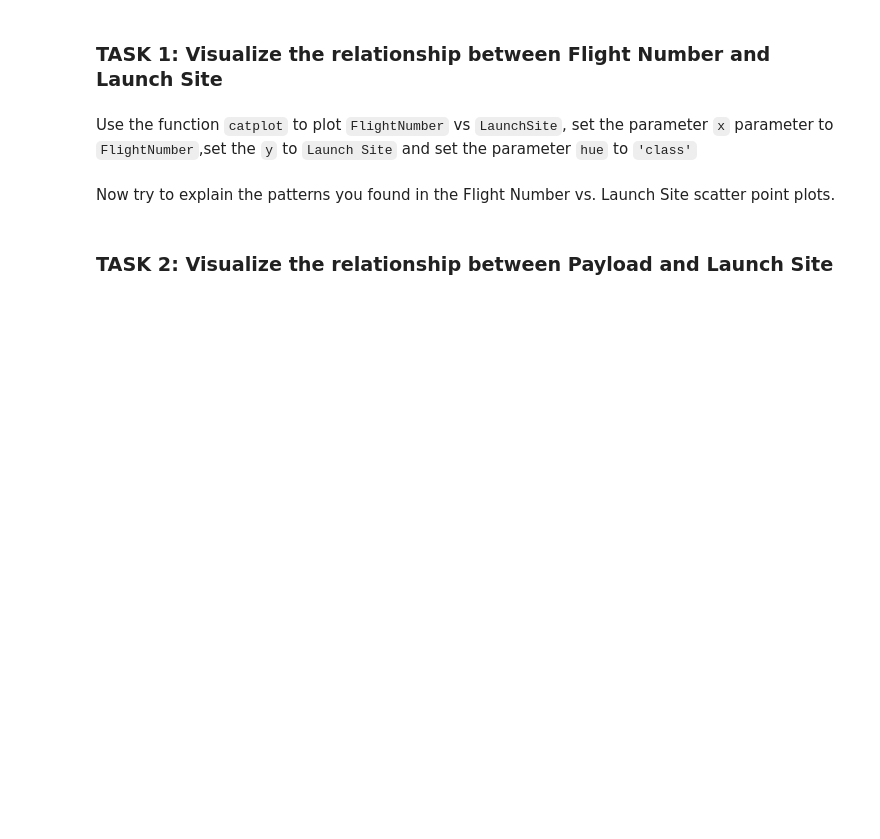
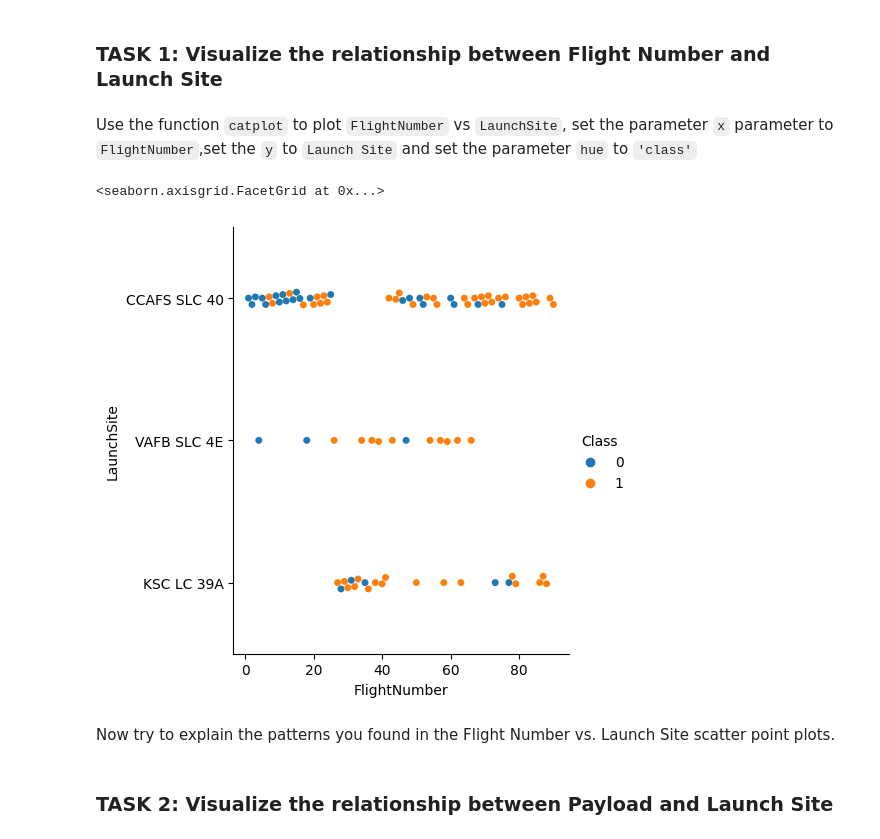
Before and after one commit to Yu-Zhong94/datascience_capstone, a Jupyter notebook: jupyter-labs-eda-dataviz.ipynb, the cells around one changed output. Cells and saved outputs as stored; diff of their text form; code cells hidden in the pictures; blank space fills up the shorter version.

```diff
--- a/jupyter-labs-eda-dataviz.ipynb
+++ b/jupyter-labs-eda-dataviz.ipynb
@@ -85,6 +85,15 @@ Next, let's drill down to each site visualize its detailed launch records.
 Use the function <code>catplot</code> to plot <code>FlightNumber</code> vs <code>LaunchSite</code>, set the  parameter <code>x</code>  parameter to <code>FlightNumber</code>,set the  <code>y</code> to <code>Launch Site</code> and set the parameter <code>hue</code> to <code>'class'</code>
 # %%
 # Plot a scatter point chart with x axis to be Flight Number and y axis to be the launch site, and hue to be the class value
+import pandas as pd
+import seaborn as sns
+
+
+# Plotting
+sns.catplot(x='FlightNumber', y='LaunchSite', hue='Class', kind='swarm', data=df)
+# %% [output]
+<seaborn.axisgrid.FacetGrid at 0x...>
+[figure, added]
 # %% [markdown]
 Now try to explain the patterns you found in the Flight Number vs. Launch Site scatter point plots.
 # %% [markdown]
```
Also changed, not shown: parts of 14 cells of this notebook, 5 other files.
